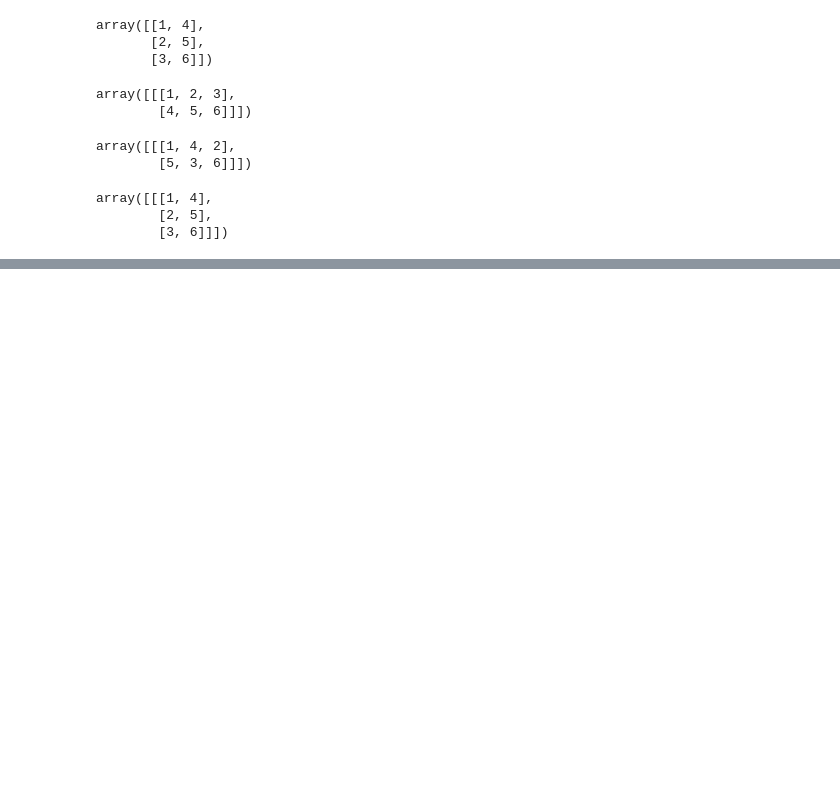
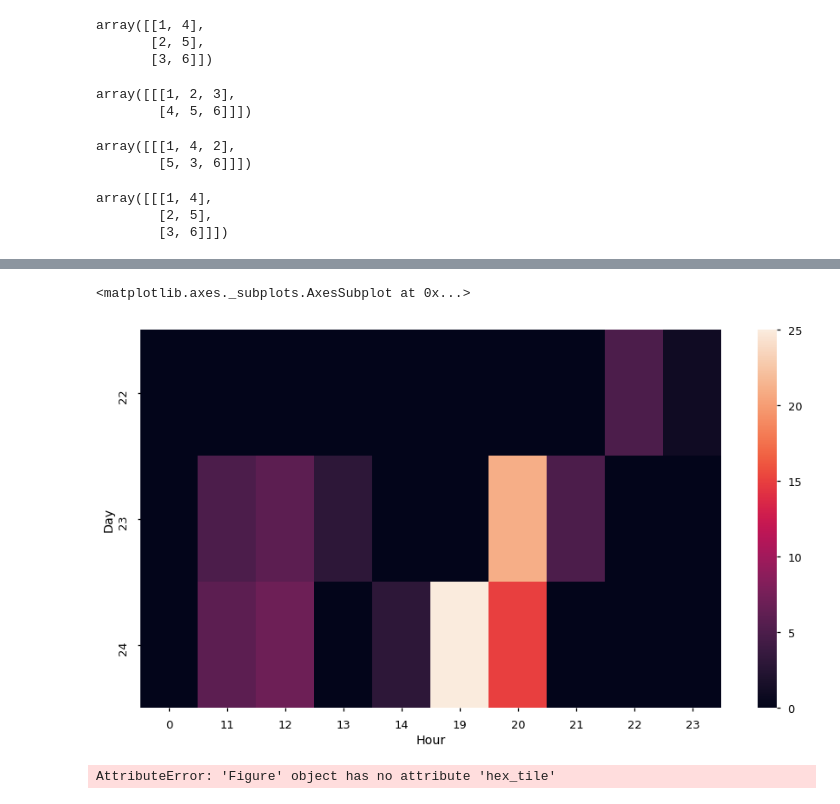
Before and after one commit to timrappold/WeeBro, a Jupyter notebook: bin/EDA.ipynb, the cells around one changed output, grey strips where cells are left out. Saved outputs shown, nothing was run; the diff lists cells and outputs as text; code cells hidden in the pictures; blank space fills up the shorter version.

Commit message:
Add plot to slides, add df groupbys to EDA, add stream file conversion functionality to process_livestream, add infer and make_infer() to infer.py

```diff
--- a/bin/EDA.ipynb
+++ b/bin/EDA.ipynb
@@ -1316,0 +1328,11 @@ array([[[1, 4],
+# %%
+df['Hour'] = df.Timestamp.apply(lambda t: t.hour)
+df['Minute'] = df.Timestamp.apply(lambda t: t.minute)
+df['Day'] = df.Timestamp.apply(lambda t: t.day)
+df['Month'] = df.Timestamp.apply(lambda t: t.month)
+# %%
+dfg = df.groupby(['Month','Day','Hour','Minute'], as_index=False)['Prediction'].sum()
+# %%
+dfg['Min_cried'] = dfg['Prediction']>=2
+dfg['Hour_frac'] = dfg['Hour'] + dfg['Minute']/60
+dfg[dfg.Min_cried == True].head()
@@ -1316,0 +1346,3 @@ array([[[1, 4],
+# %%
+dfg_hr = dfg.groupby(['Month','Day','Hour'], as_index=False)['Min_cried'].sum()
+dfg_hr
@@ -1316,0 +1368,11 @@ array([[[1, 4],
+# %%
+import seaborn as sns
+sns.set_context(context='talk')
+
+plt.figure(figsize=(15,8))
+df_toplot = dfg_hr.pivot('Day','Hour','Min_cried')#.size()#.reset_index()
+df_toplot.fillna(0, inplace=True)
+sns.heatmap(df_toplot)
+# %% [output]
+<matplotlib.axes._subplots.AxesSubplot at 0x...>
+[figure, added]
@@ -1316,0 +1384,27 @@ array([[[1, 4],
+# %%
+import numpy as np
+
+from bokeh.io import output_notebook, show
+from bokeh.plotting import figure
+from bokeh.transform import linear_cmap
+from bokeh.util.hex import hexbin
+
+n = 50000
+x = np.random.standard_normal(n)
+y = np.random.standard_normal(n)
+
+bins = hexbin(x, y, 0.1)
+
+p = figure(tools="wheel_zoom,reset", match_aspect=True, background_fill_color='#440154')
+p.grid.visible = False
+
+
+
+p.hex_tile(q="q", r="r", size=0.1, line_color=None, source=bins,
+           fill_color=linear_cmap('counts', 'Viridis256', 0, max(bins.counts)))
+
+#output_file("hex_tile.html")
+output_notebook()
+show(p)
+# %% [output]
+AttributeError: 'Figure' object has no attribute 'hex_tile'
```
Also changed, not shown: parts of 10 cells of this notebook, 4 other files.
